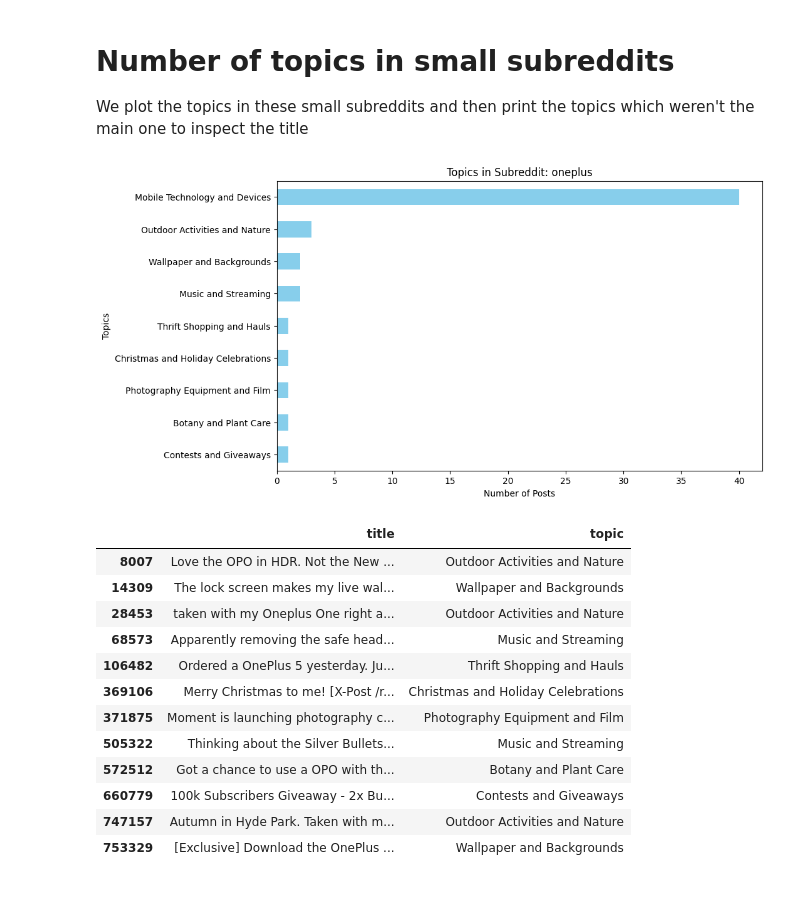
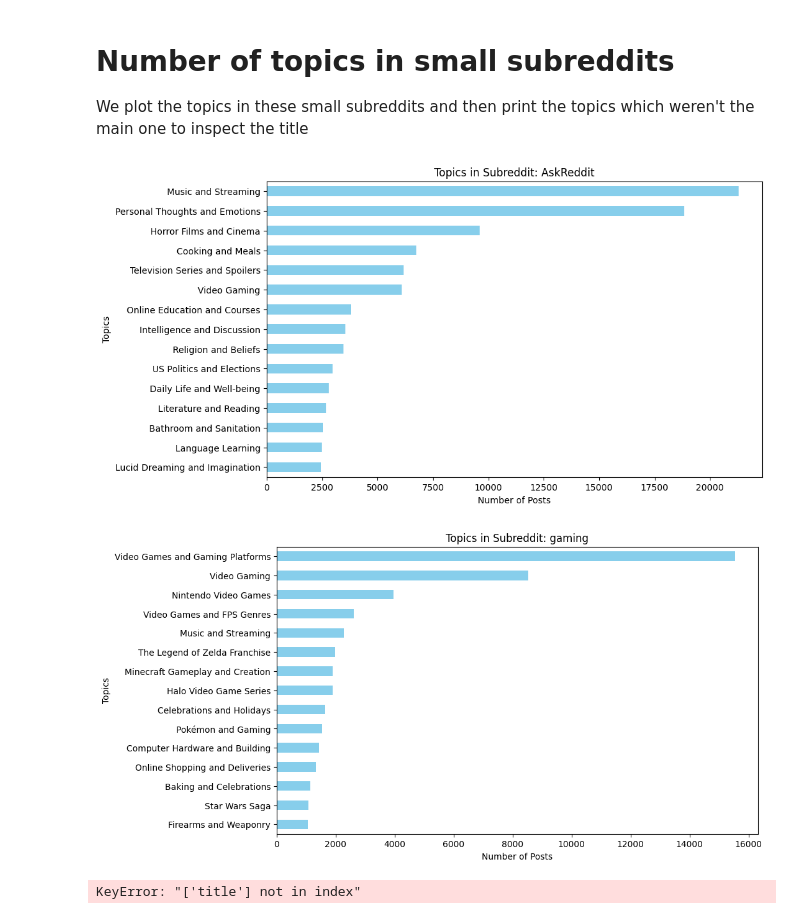
Before and after one commit to stefanoviel/RedditPolarization, a Jupyter notebook: notebooks/result_analysis.ipynb, the cells around one changed output. Drawn from its saved outputs; the diff is of its cells as text; code cells hidden in the pictures.

Commit message:
changes before holidays

```diff
--- a/notebooks/result_analysis.ipynb
+++ b/notebooks/result_analysis.ipynb
@@ -148,9 +0,0 @@ See the caveats in the documentation: https://pandas.pydata.org/pandas-docs/stab
-# %%
-import json
-
-with open('../output/testing_different_subsets/coherence.json', 'r') as f:
-    coherence = json.load(f)
-
-overall_coherences = [(c['tf_idf_file'], c['overall_coherence'] )for c in coherence]
-
-overall_coherences
@@ -381,7 +177,6 @@ plt.show()
 import pandas as pd
 import matplotlib.pyplot as plt
 # %%
-df = pd.read_csv('../output/testing_different_subsets/final_dataframe.csv')
-df = df[df.cluster != -1]   # drop noise cluster
-print(df.head())
+df = pd.read_csv('../output/2008_2023/final_dataframe.csv')
+df
 # %% [output]
@@ -533,7 +436,7 @@ def plot_topic_in_subreddit(df, subreddit_name):
     filtered_df = df[df['subreddit'] == subreddit_name]
 
     # Count the occurrences of each topic within that subreddit
-    topic_counts = filtered_df['topic'].value_counts()
+    topic_counts = filtered_df['topic'].value_counts()[:15]
 
     # Plot the data
     plt.figure(figsize=(10, 6))
@@ -543,30 +446,23 @@ def plot_topic_in_subreddit(df, subreddit_name):
     plt.title(f'Topics in Subreddit: {subreddit_name}')
     plt.gca().invert_yaxis()
     plt.show()
+# %%
+plot_topic_in_subreddit(df, 'AskReddit')
+# %% [output]
+[figure, added]
 # %%
-plot_topic_in_subreddit(df, 'oneplus')
+
+plot_topic_in_subreddit(df, 'gaming')
 
 # Filtering the DataFrame based on the given conditions
-filtered_df = df[(df['subreddit'] == 'oneplus') & (df['topic'] != 'Mobile Technology and Devices')]
+filtered_df = df[(df['subreddit'] == 'gaming') & (df['topic'] != 'Automotive and Vehicles')]
 
 # Ensuring that the entire title is printed
 pd.set_option('display.max_colwidth', None)
 
 # Selecting and displaying the required columns
 filtered_df_result = filtered_df[['title', 'topic']]
 filtered_df_result
 # %% [output]
-[figure, old version]
+[figure, new version]
-|  | title | topic |
-| 8007 | Love the OPO in HDR. Not the New ... | Outdoor Activities and Nature |
-| 14309 | The lock screen makes my live wal... | Wallpaper and Backgrounds |
-| 28453 | taken with my Oneplus One right a... | Outdoor Activities and Nature |
-| 68573 | Apparently removing the safe head... | Music and Streaming |
-| 106482 | Ordered a OnePlus 5 yesterday. Ju... | Thrift Shopping and Hauls |
-| 369106 | Merry Christmas to me! [X-Post /r... | Christmas and Holiday Celebrations |
-| 371875 | Moment is launching photography c... | Photography Equipment and Film |
-| 505322 | Thinking about the Silver Bullets... | Music and Streaming |
-| 572512 | Got a chance to use a OPO with th... | Botany and Plant Care |
-| 660779 | 100k Subscribers Giveaway - 2x Bu... | Contests and Giveaways |
-| 747157 | Autumn in Hyde Park. Taken with m... | Outdoor Activities and Nature |
-| 753329 | [Exclusive] Download the OnePlus ... | Wallpaper and Backgrounds |
+KeyError: "['title'] not in index"
```
Also changed, not shown: parts of 38 cells of this notebook, 7 other files.
